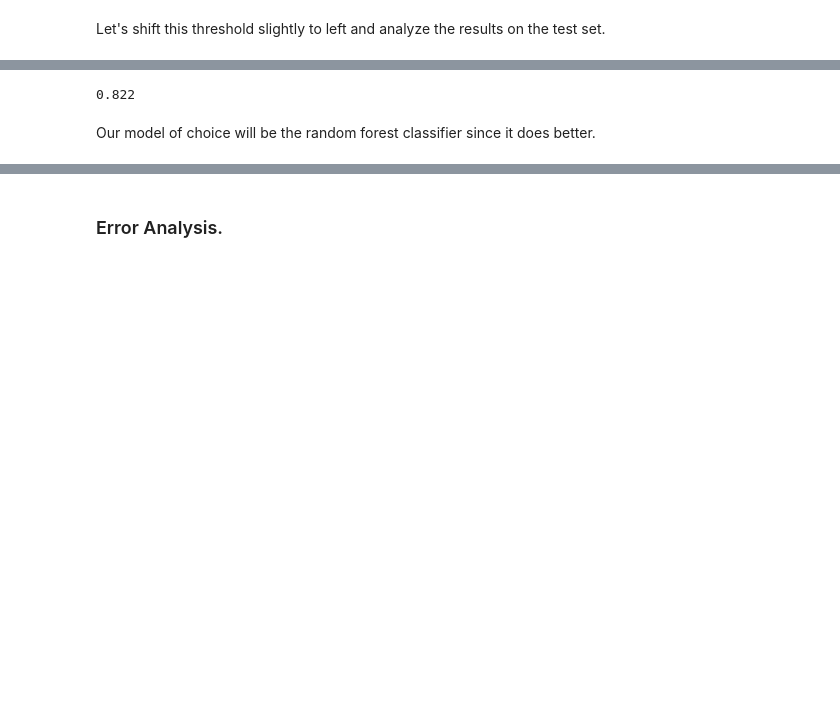
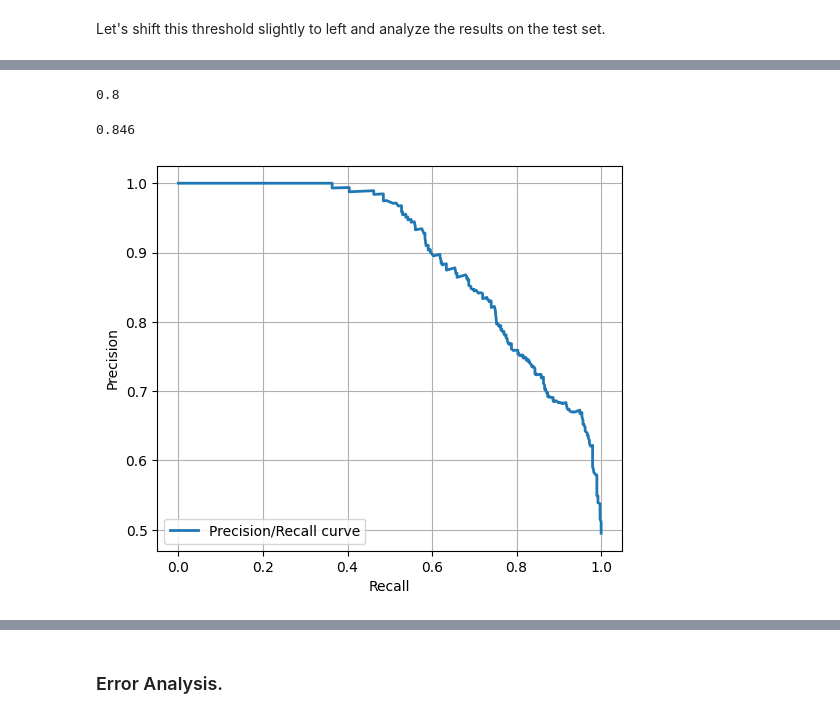
Before and after one commit to NeoAcereo/Restaurant-Review, a Jupyter notebook: Notebook.ipynb, the cells around one changed output, grey strips where cells are left out. Saved outputs shown, nothing was run; the diff lists cells and outputs as text; code cells hidden in the pictures; blank space fills up the shorter version.

```diff
--- a/Notebook.ipynb
+++ b/Notebook.ipynb
@@ -571,7 +541,0 @@ f1_score(y_true=y_test,
-# %%
-f1_score(y_true=y_test,
-         y_pred=new_rf_y_pred).round(3)
-# %% [output]
-0.822
-# %% [markdown]
-Our model of choice will be the random forest classifier since it does better.
@@ -577,0 +544,15 @@ Our model of choice will be the random forest classifier since it does better.
+# %%
+precision_score(y_true=y_test,
+                y_pred=new_rf_y_pred).round(3)
+# %% [output]
+0.8
+# %%
+recall_score(y_true=y_test,
+             y_pred=new_rf_y_pred).round(3)
+# %% [output]
+0.846
+# %%
+plot_pr_curve(recalls=rf_recalls,
+              precisions=rf_precisions)
+# %% [output]
+[figure, added]
```
Also changed, not shown: parts of 65 cells of this notebook, 1 other file.
